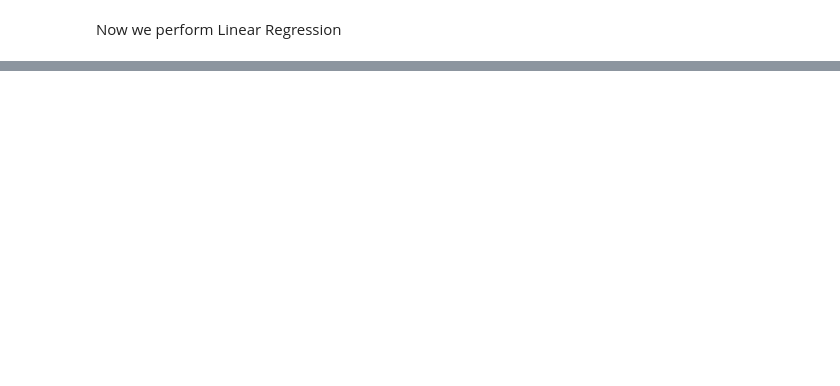
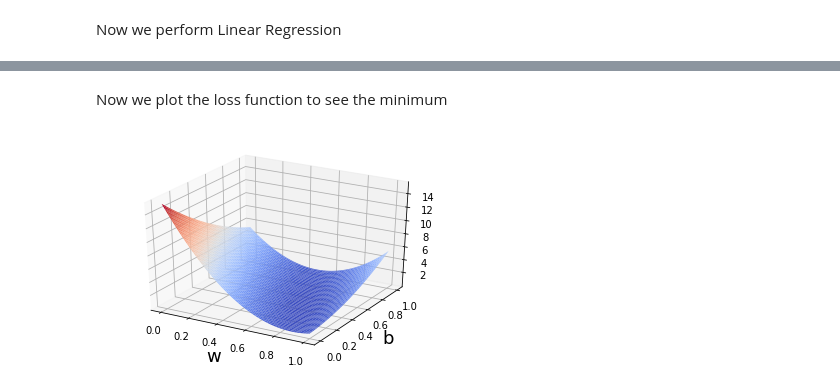
Before and after one commit to pauloabelha/lendodist, a Jupyter notebook: notebooks/LinearRegression.ipynb, the cells around one changed output, grey strips where cells are left out. Cells and saved outputs as stored; diff of their text form; code cells hidden in the pictures; blank space fills up the shorter version.

```diff
--- a/notebooks/LinearRegression.ipynb
+++ b/notebooks/LinearRegression.ipynb
@@ -118,0 +141,23 @@ Mean squared error = 0.0298073344443
+# %% [markdown]
+Now we plot the loss function to see the minimum
+# %%
+n_iter = 100
+w_curr = np.zeros((1,1))
+mse_errors = np.zeros((n_iter,n_iter))
+for i in range(n_iter):
+    w_curr[0,0] = i/n_iter
+    for j in range(n_iter):
+        b_curr = j/n_iter
+        y_hat, _, _, _ = linear_model(X_train,w_curr,b_curr)
+        mse_errors[i,j] = my_mse(y_hat,y_train)
+x = np.linspace(0, 1, n_iter)
+y = np.linspace(0, 1, n_iter)
+xv, yv = np.meshgrid(x, y)
+fig = plt.figure()
+ax = fig.add_subplot(111, projection='3d')
+ax.plot_surface(xv, yv, mse_errors, cmap=cm.coolwarm)
+plt.xlabel('w', fontsize=18)
+plt.ylabel('b', fontsize=18)
+plt.show()
+# %% [output]
+[figure, added]
```
Also changed, not shown: parts of 7 cells of this notebook.
